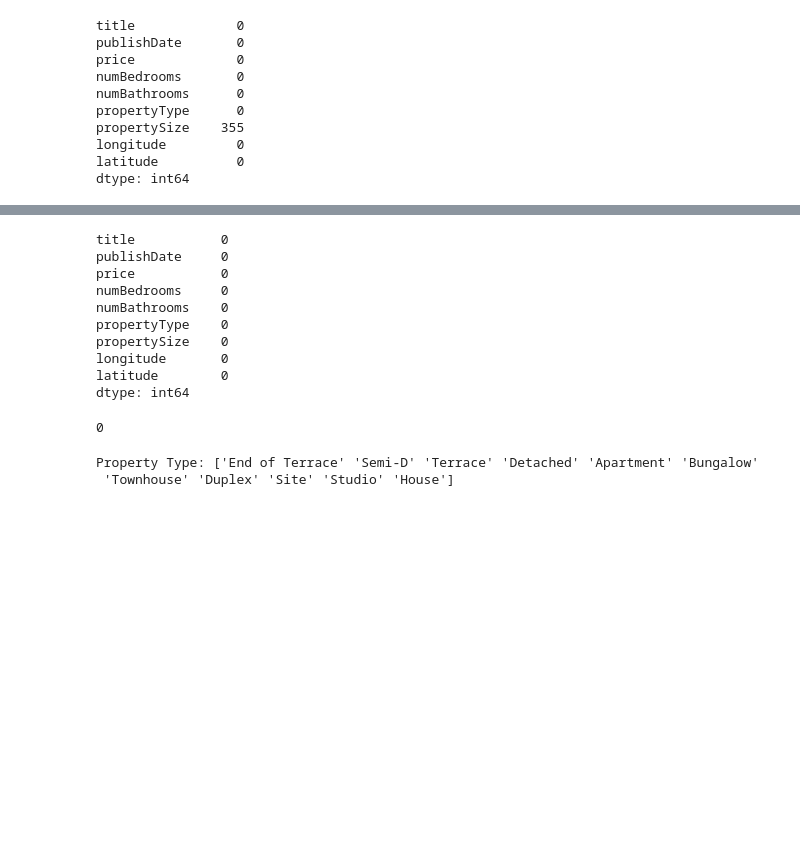
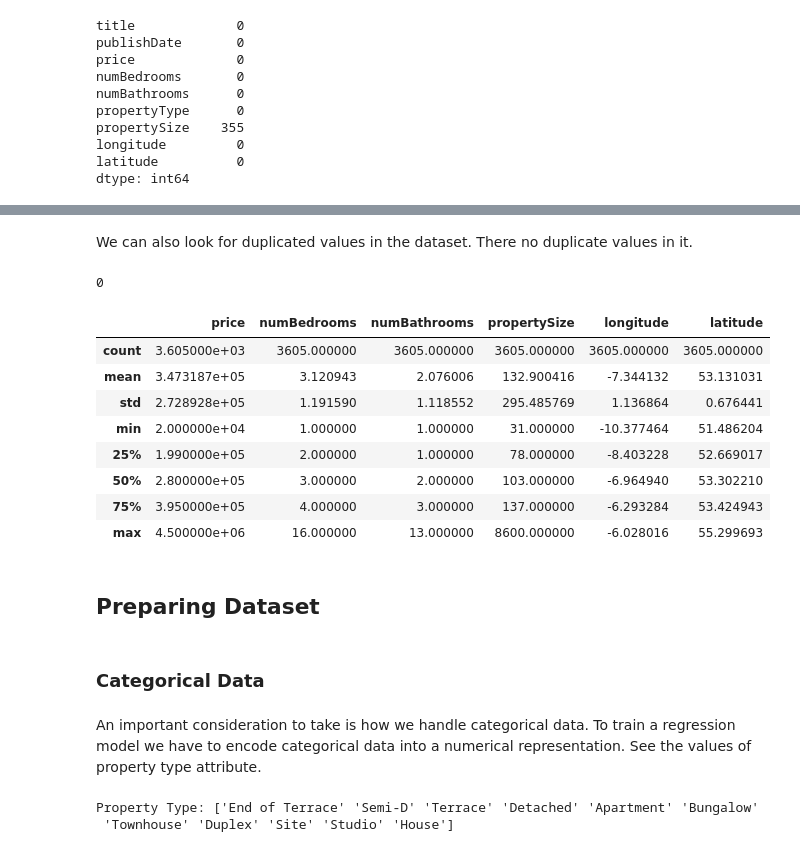
Before and after one commit to raulFuzita/cct-4-year, a Jupyter notebook: problem_solving_for_industry.ipynb, the cells around one changed output, grey strips where cells are left out. Cells and saved outputs as stored; diff of their text form; code cells hidden in the pictures; blank space fills up the shorter version.

```diff
--- a/problem_solving_for_industry.ipynb
+++ b/problem_solving_for_industry.ipynb
@@ -150,19 +188,28 @@ df.dropna(inplace=True)
+# %% [markdown]
+We can also look for duplicated values in the dataset. There no duplicate values in it.
 # %%
-df.isnull().sum()
+df.duplicated().sum()
 # %% [output]
-title           0
-publishDate     0
-price           0
-numBedrooms     0
-numBathrooms    0
-propertyType    0
-propertySize    0
-longitude       0
-latitude        0
-dtype: int64
+0
-# %%
-# check if there are any duplicates
-df.duplicated().sum()
-# %% [output]
-0
+# %%
+df.loc[df['longitude'] < -11.000000, 'longitude'] = np.nan
+df.loc[df['propertySize'] < 20, 'propertySize'] = np.nan
+df.dropna(inplace=True)
+df.describe()
+# %% [output]
+|  | price | numBedrooms | numBathrooms | propertySize | longitude | latitude |
+| count | 3.605000e+03 | 3605.000000 | 3605.000000 | 3605.000000 | 3605.000000 | 3605.000000 |
+| mean | 3.473187e+05 | 3.120943 | 2.076006 | 132.900416 | -7.344132 | 53.131031 |
+| std | 2.728928e+05 | 1.191590 | 1.118552 | 295.485769 | 1.136864 | 0.676441 |
+| min | 2.000000e+04 | 1.000000 | 1.000000 | 31.000000 | -10.377464 | 51.486204 |
+| 25% | 1.990000e+05 | 2.000000 | 1.000000 | 78.000000 | -8.403228 | 52.669017 |
+| 50% | 2.800000e+05 | 3.000000 | 2.000000 | 103.000000 | -6.964940 | 53.302210 |
+| 75% | 3.950000e+05 | 4.000000 | 3.000000 | 137.000000 | -6.293284 | 53.424943 |
+| max | 4.500000e+06 | 16.000000 | 13.000000 | 8600.000000 | -6.028016 | 55.299693 |
+# %% [markdown]
+## Preparing Dataset
+# %% [markdown]
+### Categorical Data
+# %% [markdown]
+An important consideration to take is how we handle categorical data. To train a regression model we have to encode categorical data into a numerical representation. See the values of property type attribute.
 # %%
```
Also changed, not shown: parts of 57 cells of this notebook.
